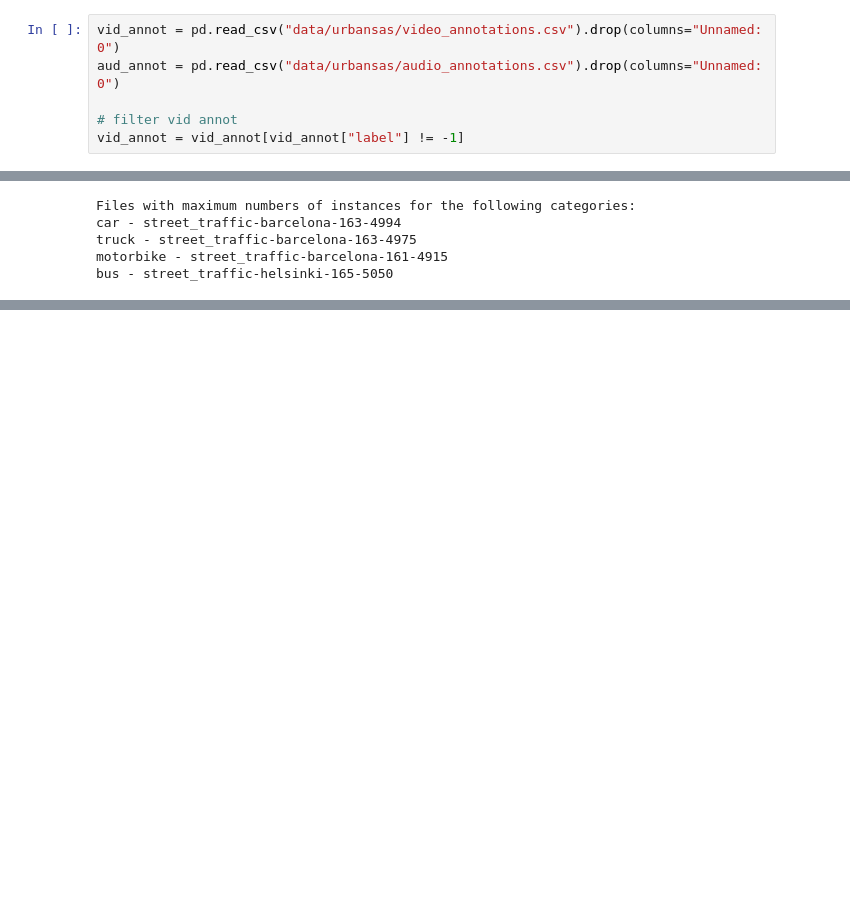
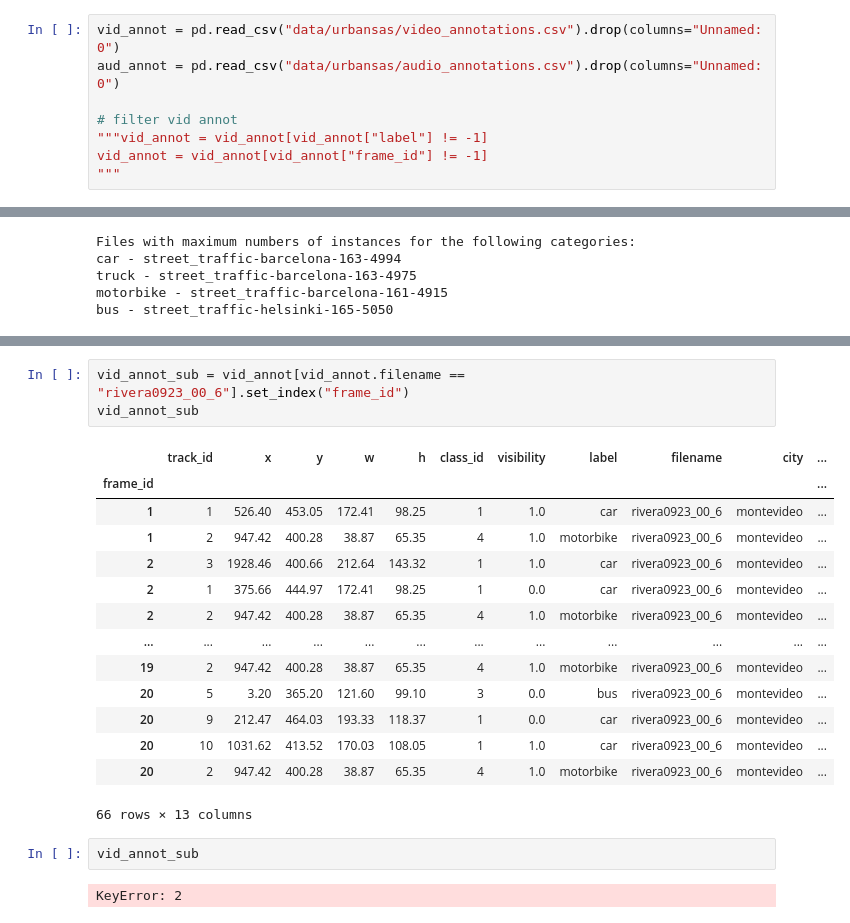
Before and after one commit to Rajsuryan-Singh/master_thesis, a Jupyter notebook: EDA.ipynb, the cells around one changed output, grey strips where cells are left out. Drawn from its saved outputs; the diff is of its cells as text; blank space fills up the shorter version.

```diff
--- a/EDA.ipynb
+++ b/EDA.ipynb
@@ -9,4 +9,6 @@ vid_annot = pd.read_csv("data/urbansas/video_annotations.csv").drop(columns="Unn
 aud_annot = pd.read_csv("data/urbansas/audio_annotations.csv").drop(columns="Unnamed: 0")
 
 # filter vid annot
-vid_annot = vid_annot[vid_annot["label"] != -1]
+"""vid_annot = vid_annot[vid_annot["label"] != -1]
+vid_annot = vid_annot[vid_annot["frame_id"] != -1]
+"""
@@ -171,0 +188,22 @@ bus - street_traffic-helsinki-165-5050
+# %%
+vid_annot_sub = vid_annot[vid_annot.filename == "rivera0923_00_6"].set_index("frame_id")
+vid_annot_sub
+# %% [output]
+|  | track_id | x | y | w | h | class_id | visibility | label | filename | city | ... |
+| frame_id |  |  |  |  |  |  |  |  |  |  | ... |
+| 1 | 1 | 526.40 | 453.05 | 172.41 | 98.25 | 1 | 1.0 | car | rivera0923_00_6 | montevideo | ... |
+| 1 | 2 | 947.42 | 400.28 | 38.87 | 65.35 | 4 | 1.0 | motorbike | rivera0923_00_6 | montevideo | ... |
+| 2 | 3 | 1928.46 | 400.66 | 212.64 | 143.32 | 1 | 1.0 | car | rivera0923_00_6 | montevideo | ... |
+| 2 | 1 | 375.66 | 444.97 | 172.41 | 98.25 | 1 | 0.0 | car | rivera0923_00_6 | montevideo | ... |
+| 2 | 2 | 947.42 | 400.28 | 38.87 | 65.35 | 4 | 1.0 | motorbike | rivera0923_00_6 | montevideo | ... |
+| ... | ... | ... | ... | ... | ... | ... | ... | ... | ... | ... | ... |
+| 19 | 2 | 947.42 | 400.28 | 38.87 | 65.35 | 4 | 1.0 | motorbike | rivera0923_00_6 | montevideo | ... |
+| 20 | 5 | 3.20 | 365.20 | 121.60 | 99.10 | 3 | 0.0 | bus | rivera0923_00_6 | montevideo | ... |
+| 20 | 9 | 212.47 | 464.03 | 193.33 | 118.37 | 1 | 0.0 | car | rivera0923_00_6 | montevideo | ... |
+| 20 | 10 | 1031.62 | 413.52 | 170.03 | 108.05 | 1 | 1.0 | car | rivera0923_00_6 | montevideo | ... |
+| 20 | 2 | 947.42 | 400.28 | 38.87 | 65.35 | 4 | 1.0 | motorbike | rivera0923_00_6 | montevideo | ... |
+66 rows × 13 columns
+# %%
+vid_annot_sub
+# %% [output]
+KeyError: 2
```
Also changed, not shown: parts of 2 cells of this notebook, 2 other files.
